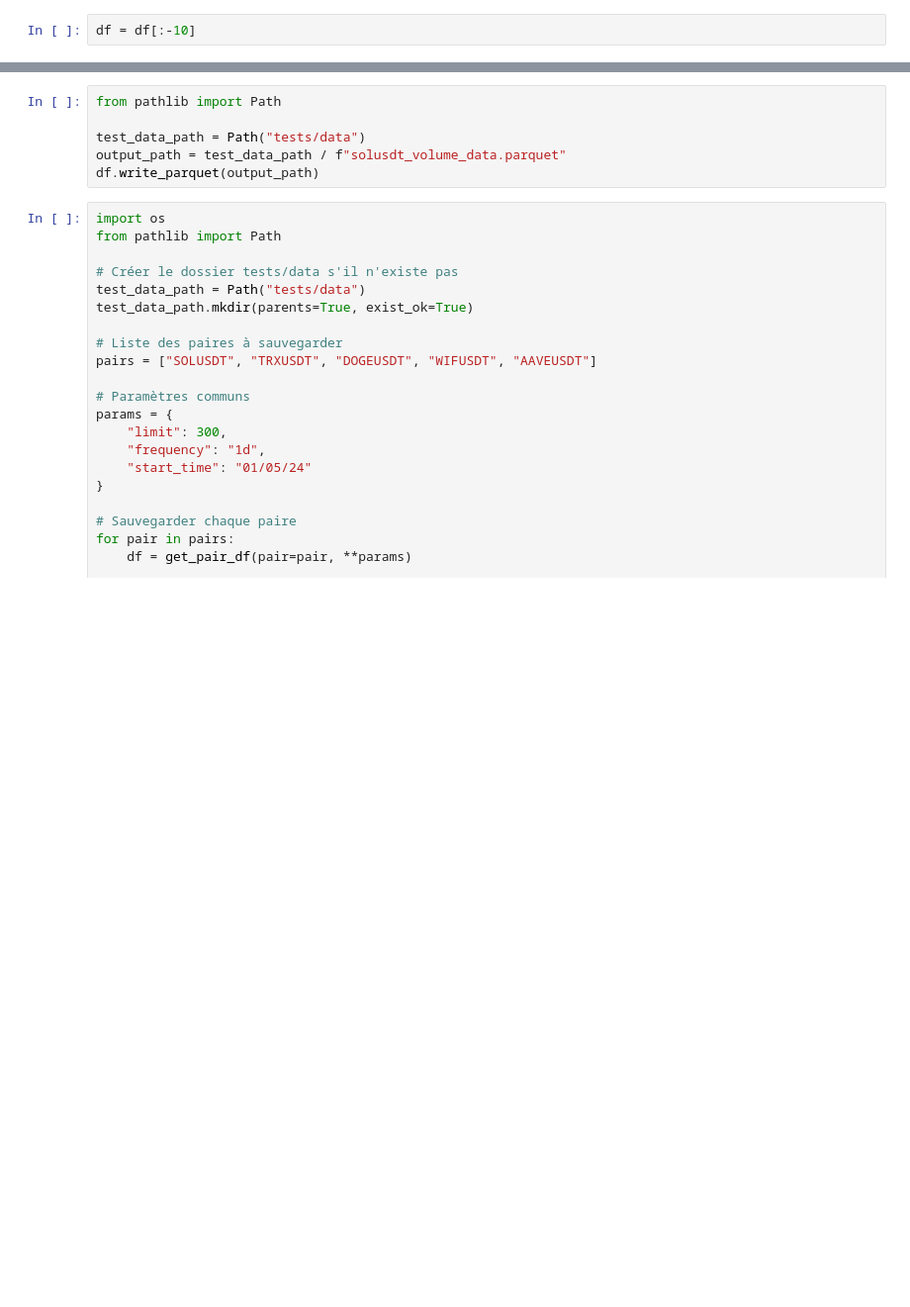
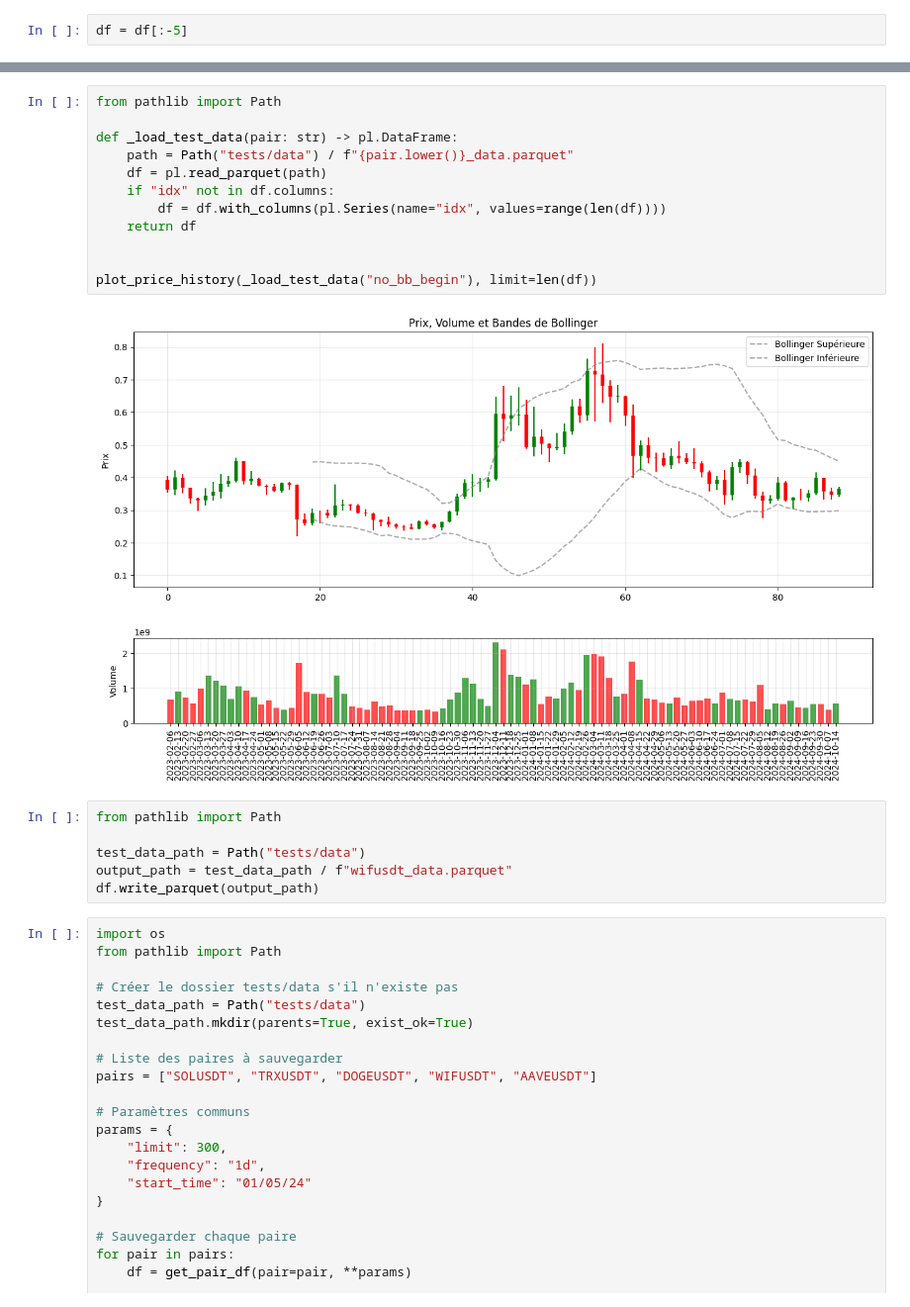
Before and after one commit to Romathonat/MTAL, a Jupyter notebook: notebooks/froment.ipynb, the cells around one changed output, grey strips where cells are left out. Shown at 99% size. Saved outputs shown, nothing was run; the diff lists cells and outputs as text; blank space fills up the shorter version.

Commit message:
working tests

```diff
--- a/notebooks/froment.ipynb
+++ b/notebooks/froment.ipynb
@@ -28,3 +24,3 @@ plot_price_history(df, limit=len(df))
 # %%
-df = df[:-10]
+df = df[:-5]
 # %%
@@ -194,8 +36,22 @@ if best_setup:
+# %%
+from pathlib import Path
+
+def _load_test_data(pair: str) -> pl.DataFrame:
+    path = Path("tests/data") / f"{pair.lower()}_data.parquet"
+    df = pl.read_parquet(path)
+    if "idx" not in df.columns:
+        df = df.with_columns(pl.Series(name="idx", values=range(len(df))))
+    return df
+
+
+plot_price_history(_load_test_data("no_bb_begin"), limit=len(df))
+# %% [output]
+[figure, added]
 # %%
 from pathlib import Path
 
 test_data_path = Path("tests/data")
-output_path = test_data_path / f"solusdt_volume_data.parquet"
+output_path = test_data_path / f"wifusdt_data.parquet"
 df.write_parquet(output_path)
 # %%
 import os
```
Also changed, not shown: parts of 3 cells of this notebook, 8 other files.
